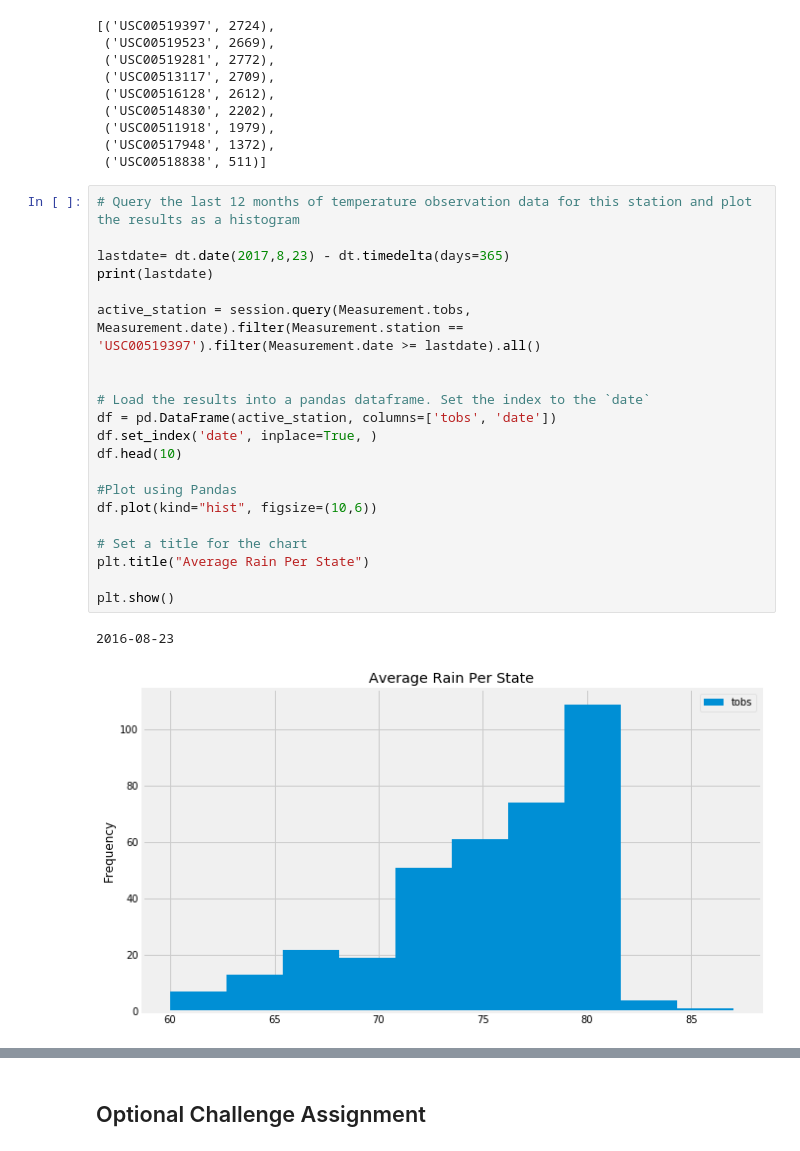
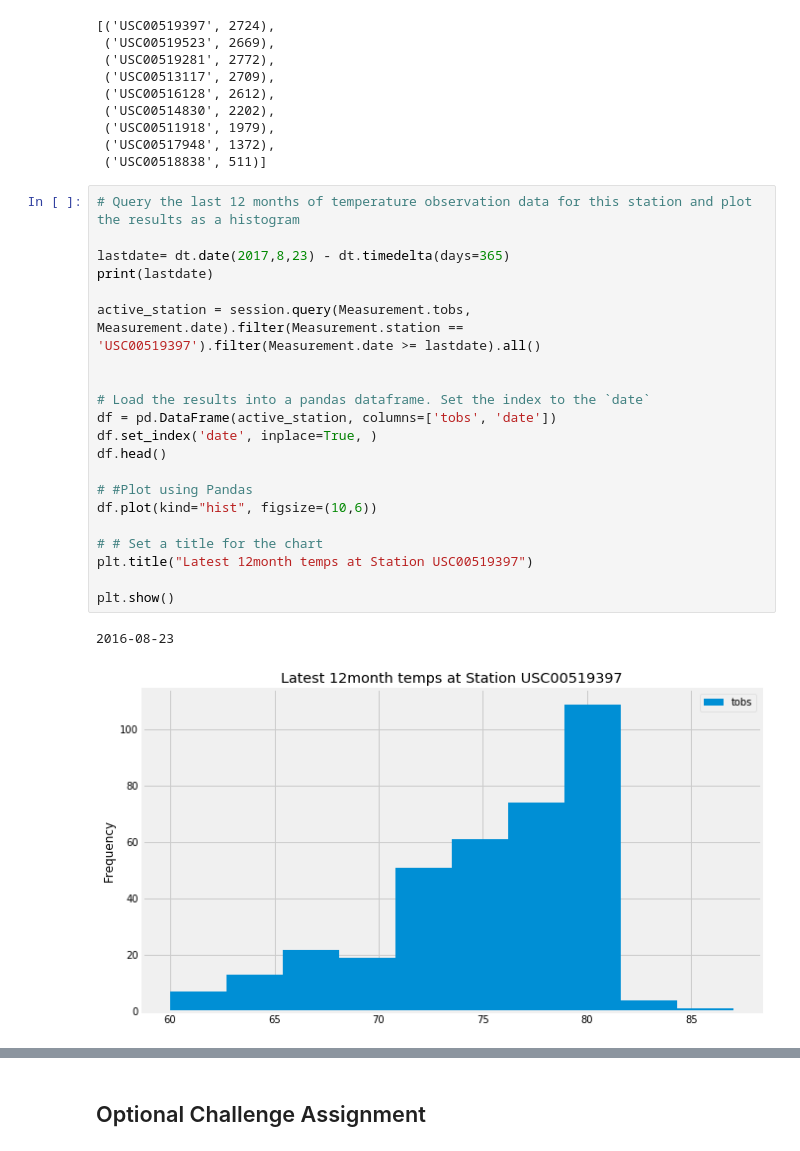
Before and after one commit to janetnamulondo/sqlalchemy-challenge, a Jupyter notebook: 02-Homework_10-Advanced-Data-Storage-and-Retrieval_Instructions_climate_starter.ipynb, the cells around one changed output, grey strips where cells are left out. Drawn from its saved outputs; the diff is of its cells as text.

```diff
--- a/02-Homework_10-Advanced-Data-Storage-and-Retrieval_Instructions_climate_starter.ipynb
+++ b/02-Homework_10-Advanced-Data-Storage-and-Retrieval_Instructions_climate_starter.ipynb
@@ -168,27 +168,27 @@ order_by(func.sum(Measurement.tobs).desc()).all()
 # %%
 # Query the last 12 months of temperature observation data for this station and plot the results as a histogram
 
 lastdate= dt.date(2017,8,23) - dt.timedelta(days=365)
 print(lastdate)
 
 active_station = session.query(Measurement.tobs, Measurement.date).filter(Measurement.station == 'USC00519397').filter(Measurement.date >= lastdate).all()
 
 
 # Load the results into a pandas dataframe. Set the index to the `date`
 df = pd.DataFrame(active_station, columns=['tobs', 'date'])
 df.set_index('date', inplace=True, )
-df.head(10)
+df.head()
 
-#Plot using Pandas
+# #Plot using Pandas
 df.plot(kind="hist", figsize=(10,6))
 
-# Set a title for the chart
-plt.title("Average Rain Per State")
+# # Set a title for the chart
+plt.title("Latest 12month temps at Station USC00519397")
 
 plt.show()
 # %% [output]
 2016-08-23
-[figure, old version]
+[figure, new version]
 # %% [markdown]
 ![precipitation](Images/station-histogram.png)
 # %%
```
Also changed, not shown: parts of 5 cells of this notebook.
